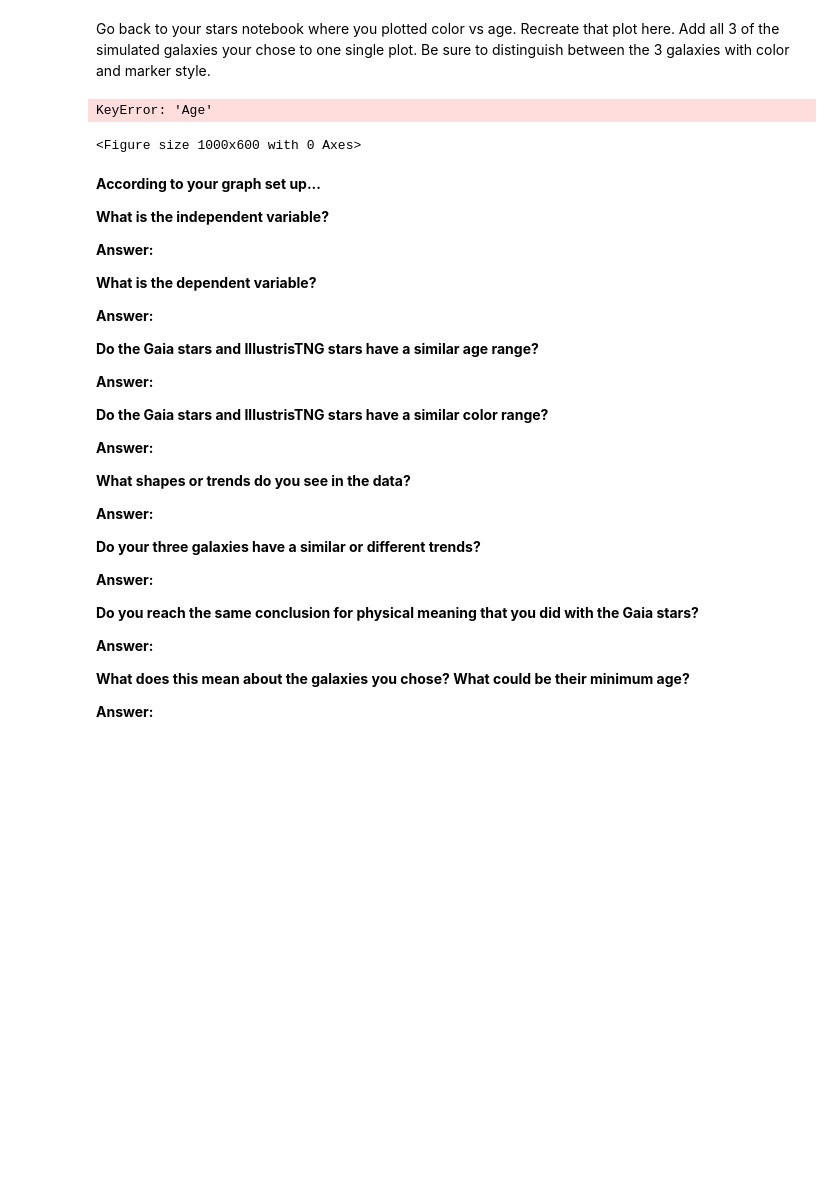
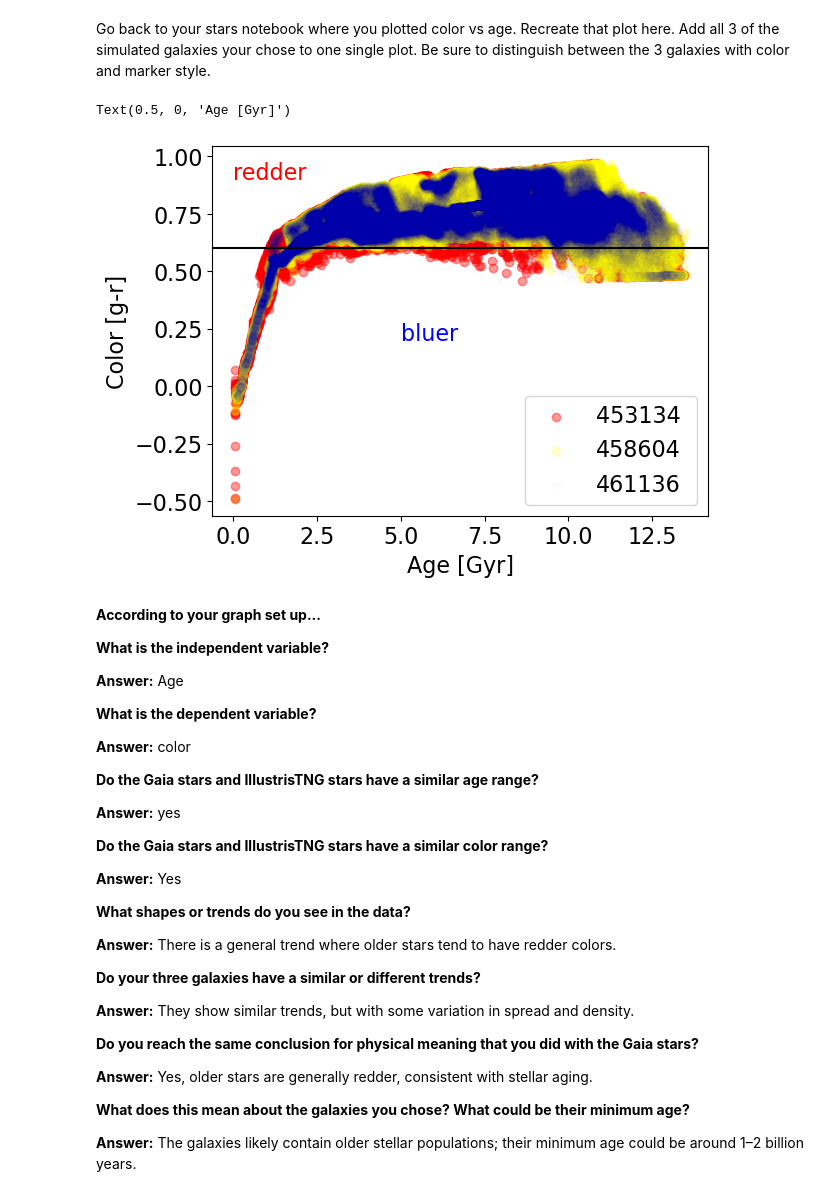
Before and after one commit to Op173/CFR-2025, a Jupyter notebook: Astro/Blank/6 - Simulated Galaxies Pt1.ipynb, the cells around one changed output. Cells and saved outputs as stored; diff of their text form; code cells hidden in the pictures; blank space fills up the shorter version.

```diff
--- a/Astro/Blank/6 - Simulated Galaxies Pt1.ipynb
+++ b/Astro/Blank/6 - Simulated Galaxies Pt1.ipynb
@@ -312,64 +382,56 @@ Go back to your stars notebook where you plotted color vs age. Recreate that plo
 
 
 # scatter plot of color vs age in all 3 galaxies. try experimenting with "alpha" so you can see the data
-# %%
-import pandas as pd
-import matplotlib.pyplot as plt
-
-# Load your dataset (replace with your actual file name if different)
-data_class = pd.read_csv('../Data/gaia_stars.csv')
-
-# Extract age and color data for each galaxy type
-elliptical = data_class[data_class['Star ID'] == 'elliptical']
-spiral = data_class[data_class['Star ID'] == 'spiral']
-uncertain = data_class[data_class['Star ID'] == 'uncertain']
-
-# Create scatter plot
-plt.figure(figsize=(10, 6))
-plt.scatter(elliptical['Age'], elliptical['Color'], label='Elliptical', alpha=0.5, color='orange')
-plt.scatter(spiral['Age'], spiral['Color'], label='Spiral', alpha=0.5, color='blue')
-plt.scatter(uncertain['Age'], uncertain['Color'], label='Uncertain', alpha=0.5, color='gray')
-
-plt.xlabel('Age (billion years)')
-plt.ylabel('Color Index')
-plt.title('Color vs Age for Different Galaxy Types')
-plt.legend()
-plt.grid(True)
-plt.show()
-# %% [output]
-KeyError: 'Age'
-<Figure size 1000x600 with 0 Axes>
+# %%
+# pull out the age data
+age1 = data1['age [Gyr]']
+age2 = data2['age [Gyr]']
+age3 = data3['age [Gyr]']
+
+# scatter plot
+plt.scatter(age1, color1, alpha=.4, color='red', label='453134 ')
+plt.scatter(age2, color2, alpha=.2, color='yellow', label='458604')
+plt.scatter(age3, color3, alpha=.01, color='blue', label='461136')
+plt.legend()
+plt.axhline(0.6, color='black')
+plt.annotate('bluer', (5, .2), color='blue', fontsize=16)
+plt.annotate('redder', (0, .9), color='red', fontsize=16)
+plt.ylabel('Color [g-r]')
+plt.xlabel('Age [Gyr]')
+# %% [output]
+Text(0.5, 0, 'Age [Gyr]')
+[figure, added]
 # %% [markdown]
 **According to your graph set up...**
 
 **What is the independent variable?**
 
-**Answer:**
+**Answer:** Age
 
 **What is the dependent variable?**
 
-**Answer:**
+**Answer:** color
 
 **Do the Gaia stars and IllustrisTNG stars have a similar age range?**
 
-**Answer:**
+**Answer:** yes
 
 **Do the Gaia stars and IllustrisTNG stars have a similar color range?**
 
-**Answer:**
+**Answer:** Yes
 
 **What shapes or trends do you see in the data?**
 
-**Answer:**
+**Answer:** There is a general trend where older stars tend to have redder colors.
 
 **Do your three galaxies have a similar or different trends?**
 
-**Answer:**
+**Answer:** They show similar trends, but with some variation in spread and density.
 
 **Do you reach the same conclusion for physical meaning that you did with the Gaia stars?**
 
-**Answer:**
+**Answer:** Yes, older stars are generally redder, consistent with stellar aging.
 
 **What does this mean about the galaxies you chose? What could be their minimum age?**
 
-**Answer:**
+**Answer:** The galaxies likely contain older stellar populations; their minimum age could be around 1–2 billion years.
```
Also changed, not shown: parts of 3 cells of this notebook.
